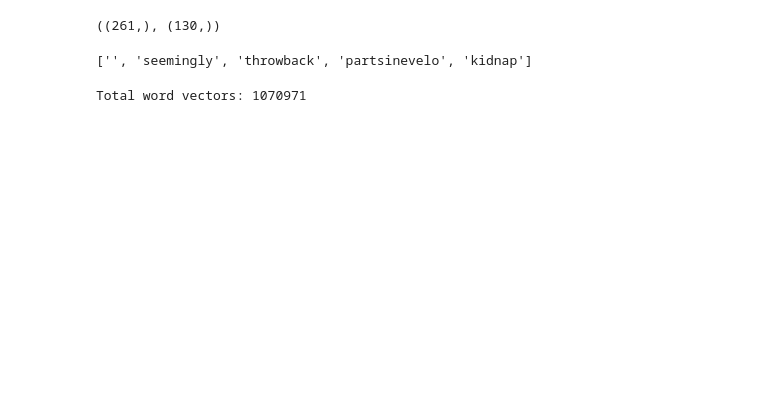
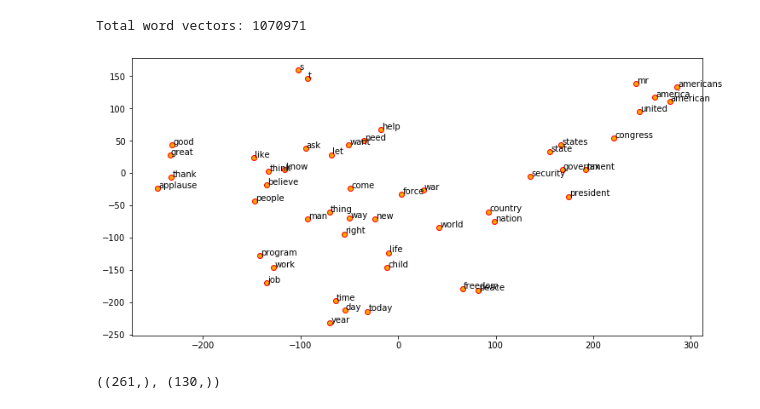
Before and after one commit to JoseMMontoro/nlp_political_speeches, a Jupyter notebook: Vectorization_and_models/neural_models.ipynb, the cells around one changed output. Drawn from its saved outputs; the diff is of its cells as text; code cells hidden in the pictures; blank space fills up the shorter version.

```diff
--- a/Vectorization_and_models/neural_models.ipynb
+++ b/Vectorization_and_models/neural_models.ipynb
@@ -18,6 +12,32 @@ text_data.head(2)
 |  | Transcript | Summary | President | Source | Date | URL | Word Count | Affiliation | Label |
 | 0 | 34th time speak oval office year ... | In this broadcast from the Oval O... | Ronald Reagan | National Archives | January 11, 1989 | https://millercenter.org/the-pres... | 3289 | Republican | 0 |
 | 1 | thank warm welcome governor balil... | NaN | Ronald Reagan | NaN | December 16, 1988 | https://millercenter.org/the-pres... | 7127 | Republican | 0 |
+# %%
+nlp = spacy.load('en_vectors_web_lg')
+total_vectors = len(nlp.vocab.vectors)
+print('Total word vectors:', total_vectors)
+# %% [output]
+Total word vectors: 1070971
+# %%
+# Preparing smaller subset of data for TSNE
+counts = text_data.Transcript.str.split(expand=True).stack().value_counts().to_frame().iloc[0:100]
+common_words = counts.index.to_list()
+common_words_vectors = np.array([nlp(word).vector for word in common_words])
+# %%
+# This is visualizing the vector space of the 50 most common words in the speeches,
+# using the pre-trained vectors from SpaCy
+
+from sklearn.manifold import TSNE
+tsne = TSNE(n_components=2, random_state=0, n_iter=5000, perplexity=3)
+np.set_printoptions(suppress=True)
+T = tsne.fit_transform(common_words_vectors[:50])
+labels = common_words[:50]
+plt.figure(figsize=(12, 6))
+plt.scatter(T[:, 0], T[:, 1], c="orange", edgecolors="r")
+for label, x, y in zip(labels, T[:, 0], T[:, 1]):
+    plt.annotate(label, xy=(x+1, y+1), xytext=(0, 0), textcoords='offset points')
+# %% [output]
+[figure, added]
 # %%
 # train test split
 from sklearn.model_selection import train_test_split
@@ -35,10 +50,0 @@ whole_corpus = list(set([word for word in whole_corpus.split(' ')]))
-# %%
-whole_corpus[:5]
-# %% [output]
-['', 'seemingly', 'throwback', 'partsinevelo', 'kidnap']
-# %%
-nlp = spacy.load('en_vectors_web_lg')
-total_vectors = len(nlp.vocab.vectors)
-print('Total word vectors:', total_vectors)
-# %% [output]
-Total word vectors: 1070971
```
Also changed, not shown: parts of 24 cells of this notebook.
